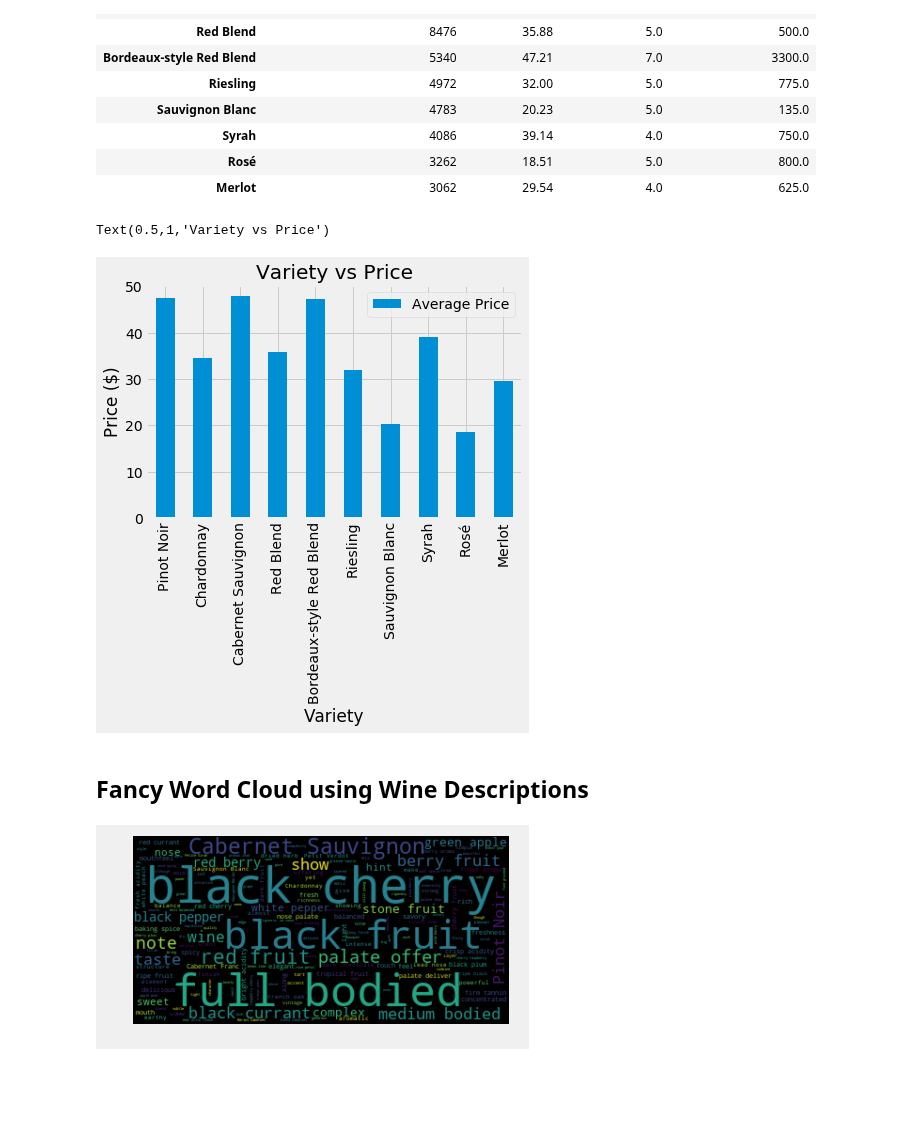
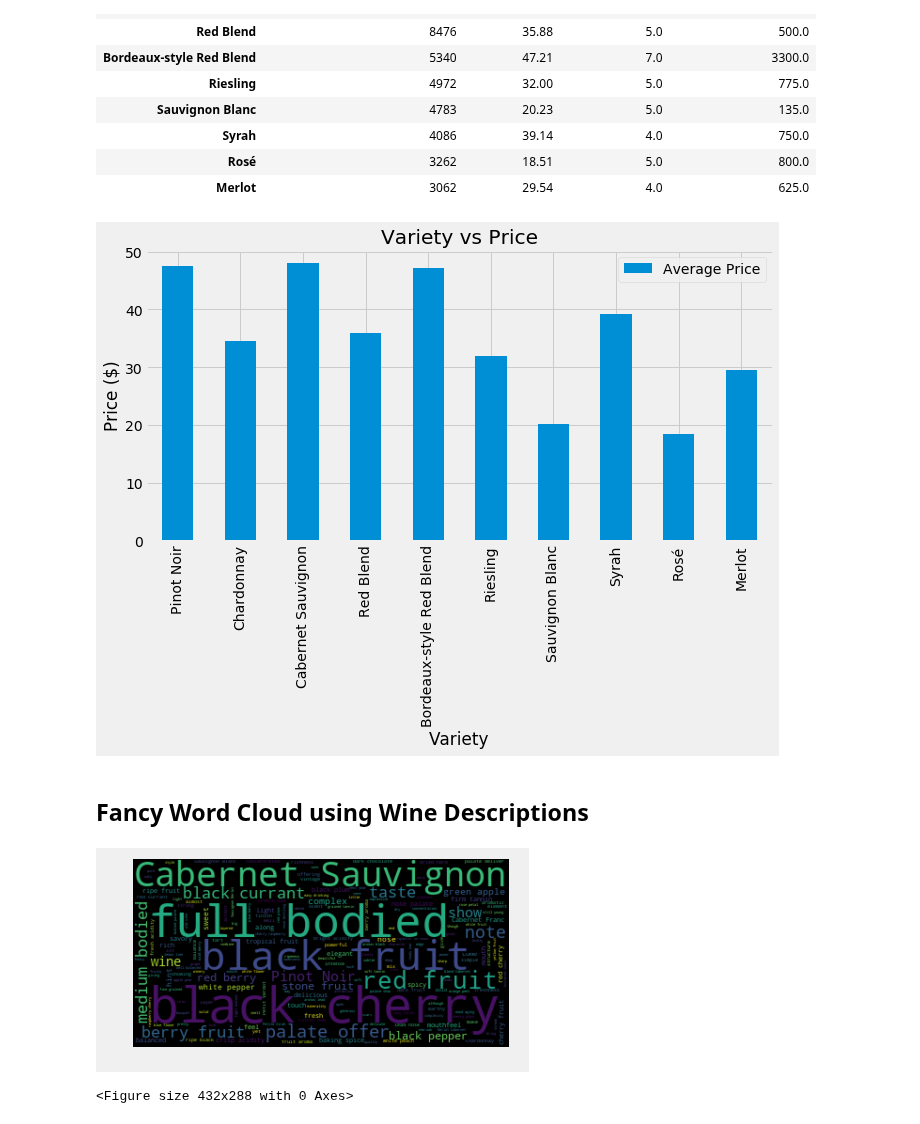
Before and after one commit to madengr00/PourTaste, a Jupyter notebook: Basic DataSet Information.ipynb, the cells around one changed output. Cells and saved outputs as stored; diff of their text form; code cells hidden in the pictures; blank space fills up the shorter version.

Commit message:
Adding some images

```diff
--- a/Basic DataSet Information.ipynb
+++ b/Basic DataSet Information.ipynb
@@ -199,13 +191,14 @@ final_variety_df
 # %%
 plt.style.use('fivethirtyeight')
 final_variety_plot= final_variety_df[["Average Price"]]
-final_variety_plot.plot(kind="Bar")
+final_variety_plot.plot(kind="Bar", figsize=(10,5))
 plt.xlabel("Variety")
 plt.ylabel("Price ($)")
 plt.title("Variety vs Price")
+#save it
+plt.savefig("Output/Variety vs Price.png")
 # %% [output]
-Text(0.5,1,'Variety vs Price')
-[figure, old version]
+[figure, new version]
 # %% [markdown]
 ## Fancy Word Cloud using Wine Descriptions
 # %%
@@ -215,7 +208,12 @@ stopwords.update(["wine", "drink", "the", "and", "flavor", "flavors", "is", "wil
 wordcloud = WordCloud(stopwords=stopwords).generate(text)
 
 plt.imshow(wordcloud, interpolation="bilinear")
+plt.width=700
+plt.height=500
 plt.axis("off")
 plt.show()
+#save it
+plt.savefig("Output/Word Cloud.png")
 # %% [output]
-[figure, old version]
+[figure, new version]
+<Figure size 432x288 with 0 Axes>
```
Also changed, not shown: parts of 6 cells of this notebook, 5 other files.
